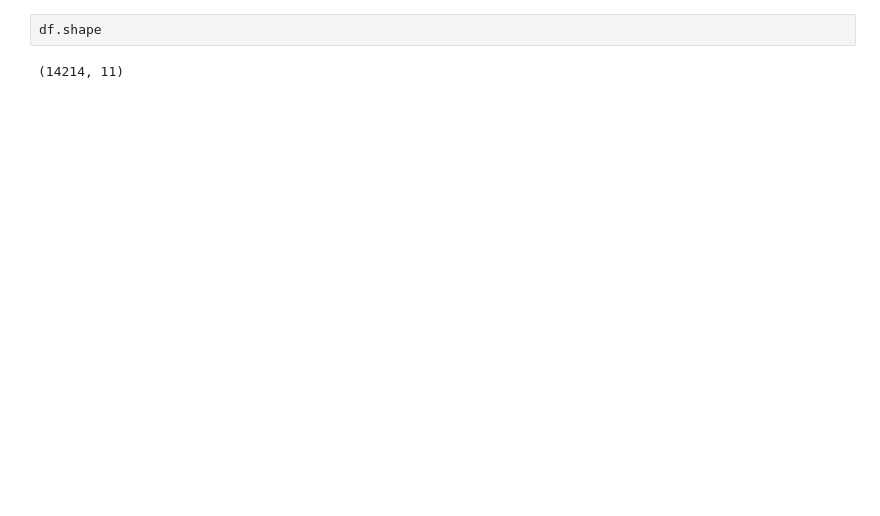
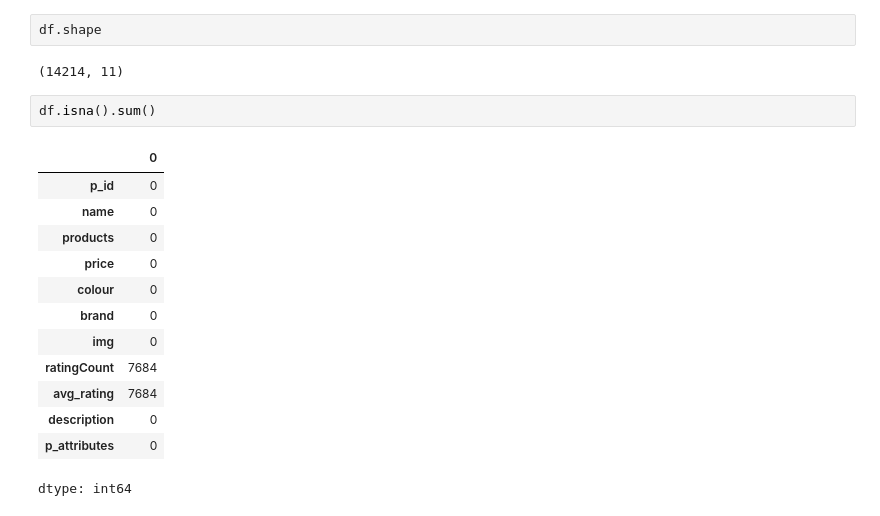
Before and after one commit to pkhlingam09/Fashion-Search-AI, a Jupyter notebook: Fashion_Search.ipynb, the cells around one changed output. Saved outputs shown, nothing was run; the diff lists cells and outputs as text; blank space fills up the shorter version.

```diff
--- a/Fashion_Search.ipynb
+++ b/Fashion_Search.ipynb
@@ -41,3 +41,19 @@ df.head()
 df.shape
 # %% [output]
 (14214, 11)
+# %%
+df.isna().sum()
+# %% [output]
+|  | 0 |
+| p_id | 0 |
+| name | 0 |
+| products | 0 |
+| price | 0 |
+| colour | 0 |
+| brand | 0 |
+| img | 0 |
+| ratingCount | 7684 |
+| avg_rating | 7684 |
+| description | 0 |
+| p_attributes | 0 |
+dtype: int64
```
Also changed, not shown: parts of 9 cells of this notebook.
